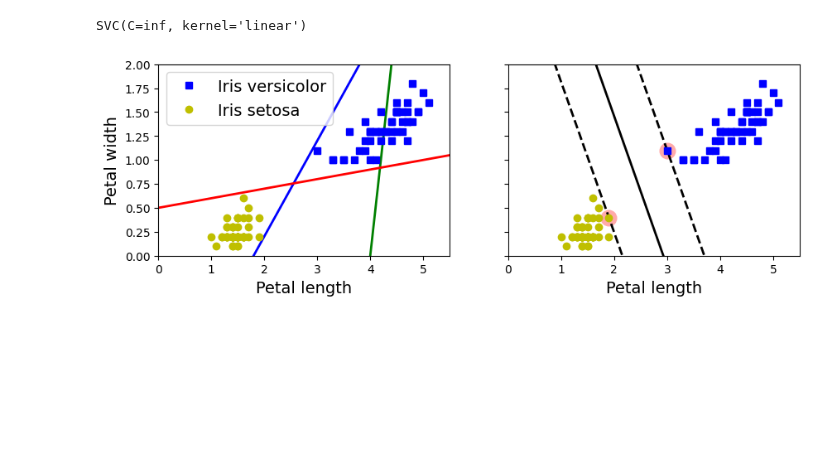
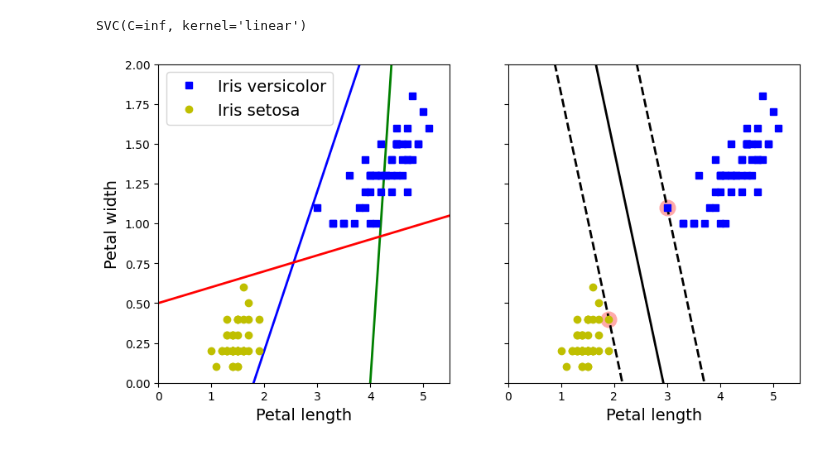
Before and after one commit to hassin070/hands_on_ML_, a Jupyter notebook: chapter_5.ipynb, the cells around one changed output. Cells and saved outputs as stored; diff of their text form; code cells hidden in the pictures; blank space fills up the shorter version.

```diff
--- a/chapter_5.ipynb
+++ b/chapter_5.ipynb
@@ -40,32 +40,32 @@ def plot_svc_decision_boundary(svm_clf, xmin, xmax):
     margin = 1/w[1]
     gutter_up = x1 + margin
     gutter_down = x1 - margin
 
     svs = svm_clf.support_vectors_
     plt.scatter(svs[:, 0], svs[:, 1], s=180, facecolors='#FFAAAA')
     plt.plot(x0, x1, 'k-', linewidth=2)
     plt.plot(x0, gutter_up, 'k--', linewidth=2)
     plt.plot(x0, gutter_down, 'k--', linewidth=2)
 
-fig, axes = plt.subplots(ncols=2, figsize=(10, 3), sharey=True)
+fig, axes = plt.subplots(ncols=2, figsize=(10, 5), sharey=True)
 
 plt.sca(axes[0])
 plt.plot(x0, pred_1, 'g-', linewidth=2)
 plt.plot(x0, pred_2, 'b-', linewidth=2)
 plt.plot(x0, pred_3, 'r-', linewidth=2)
 plt.plot(X[:, 0][y==1], X[:, 1][y==1], "bs", label="Iris versicolor")
 plt.plot(X[:, 0][y==0], X[:, 1][y==0], "yo", label="Iris setosa")
 plt.xlabel("Petal length", fontsize=14)
 plt.ylabel("Petal width", fontsize=14)
 plt.legend(loc="upper left", fontsize=14)
 plt.axis([0, 5.5, 0, 2])
 
 plt.sca(axes[1])
 plot_svc_decision_boundary(svm_clf, 0, 5.5)
 plt.plot(X[:, 0][y==1], X[:, 1][y==1], "bs")
 plt.plot(X[:, 0][y==0], X[:, 1][y==0], "yo")
 plt.xlabel("Petal length", fontsize=14)
 plt.axis([0, 5.5, 0, 2])
 plt.show()
 # %% [output]
-[figure, old version]
+[figure, new version]
```
Also changed, not shown: parts of 1 cell of this notebook.
